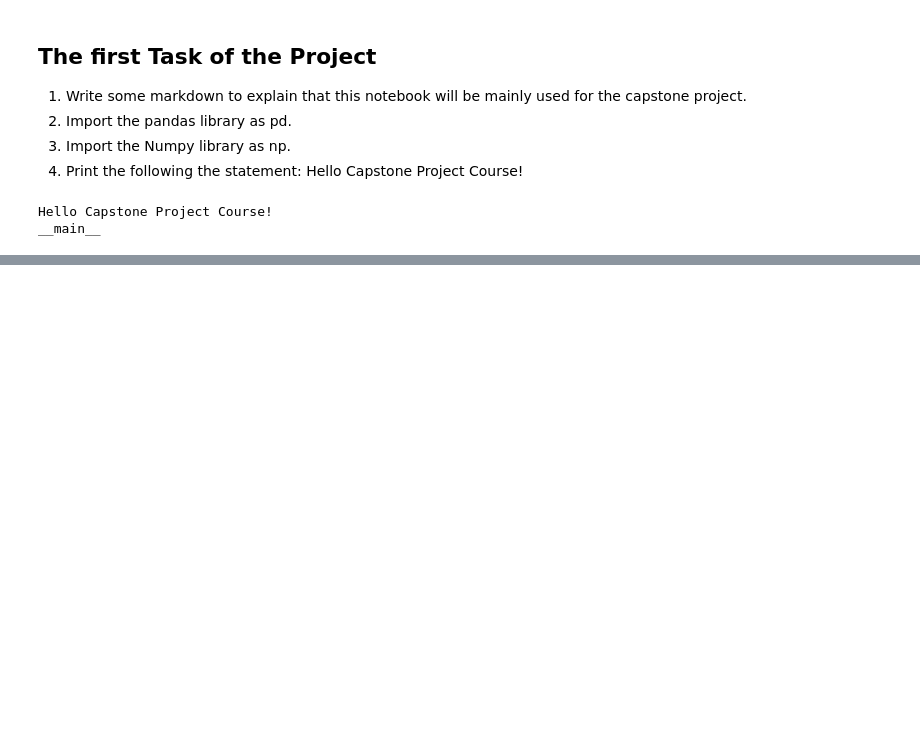
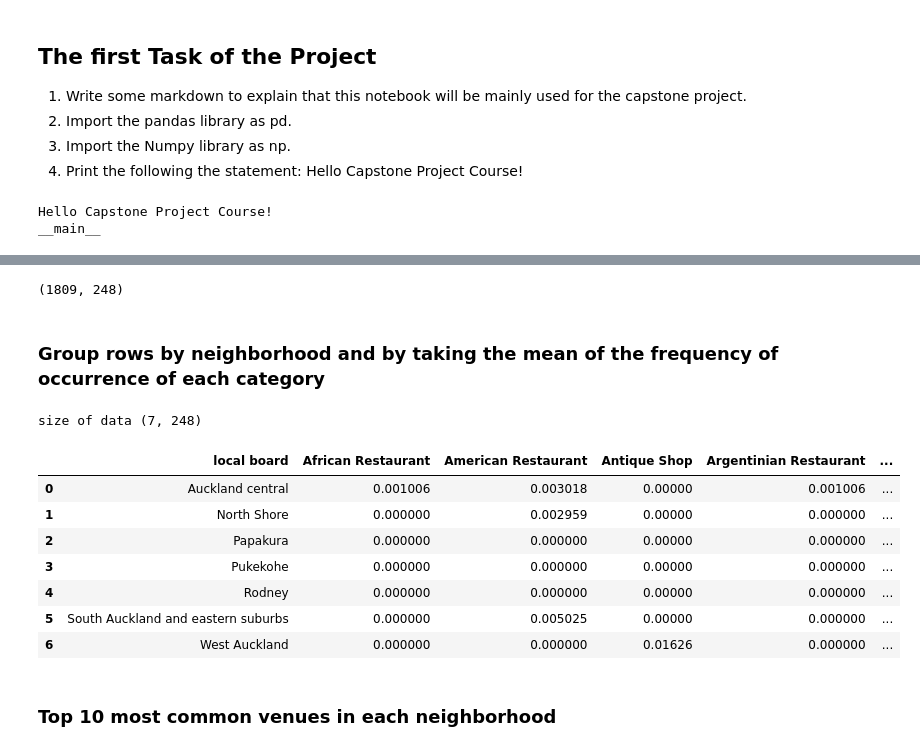
Before and after one commit to Clarkedlee/Coursera_Capstone, a Jupyter notebook: The Data Science Captone project.ipynb, the cells around one changed output, grey strips where cells are left out. Cells and saved outputs as stored; diff of their text form; code cells hidden in the pictures; blank space fills up the shorter version.

```diff
--- a/The Data Science Captone project.ipynb
+++ b/The Data Science Captone project.ipynb
@@ -151,0 +762,14 @@ url_2 = "https://en.wikipedia.org/wiki/List_of_suburbs_of_Auckland  # List of Su
+# %%
+# one hot encoding, dt_ohe means downtown_one_hot_encoding
+loc_brd_ohe = pd.get_dummies(auck_venue_df_pured[['Venue Category']], prefix="", prefix_sep="")
+
+# print(dt_ohe)
+# add neighborhood column back to dataframe
+loc_brd_ohe['local board'] = auck_venue_df_pured['local board']
+
+# move neighborhood column to the first column
+lb_fixed_columns = [loc_brd_ohe.columns[-1]] + list(loc_brd_ohe.columns[:-1])
+loc_brd_ohe = loc_brd_ohe[lb_fixed_columns]
+
+print(loc_brd_ohe.shape)
+loc_brd_ohe.head()
@@ -151,0 +784,23 @@ url_2 = "https://en.wikipedia.org/wiki/List_of_suburbs_of_Auckland  # List of Su
+# %%
+#********** Test one *********
+loc_brd_ohe.shape
+# %% [output]
+(1809, 248)
+# %% [markdown]
+### Group rows by neighborhood and by taking the mean of the frequency of occurrence of each category
+# %%
+auckland_localboard_grouped = loc_brd_ohe.groupby('local board').mean().reset_index()
+print('size of data',auckland_localboard_grouped.shape)
+auckland_localboard_grouped #downtown venues grouped
+# %% [output]
+size of data (7, 248)
+|  | local board | African Restaurant | American Restaurant | Antique Shop | Argentinian Restaurant | ... |
+| 0 | Auckland central | 0.001006 | 0.003018 | 0.00000 | 0.001006 | ... |
+| 1 | North Shore | 0.000000 | 0.002959 | 0.00000 | 0.000000 | ... |
+| 2 | Papakura | 0.000000 | 0.000000 | 0.00000 | 0.000000 | ... |
+| 3 | Pukekohe | 0.000000 | 0.000000 | 0.00000 | 0.000000 | ... |
+| 4 | Rodney | 0.000000 | 0.000000 | 0.00000 | 0.000000 | ... |
+| 5 | South Auckland and eastern suburbs | 0.000000 | 0.005025 | 0.00000 | 0.000000 | ... |
+| 6 | West Auckland | 0.000000 | 0.000000 | 0.01626 | 0.000000 | ... |
+# %% [markdown]
+### Top 10 most common venues in each neighborhood
```
Also changed, not shown: parts of 65 cells of this notebook.
